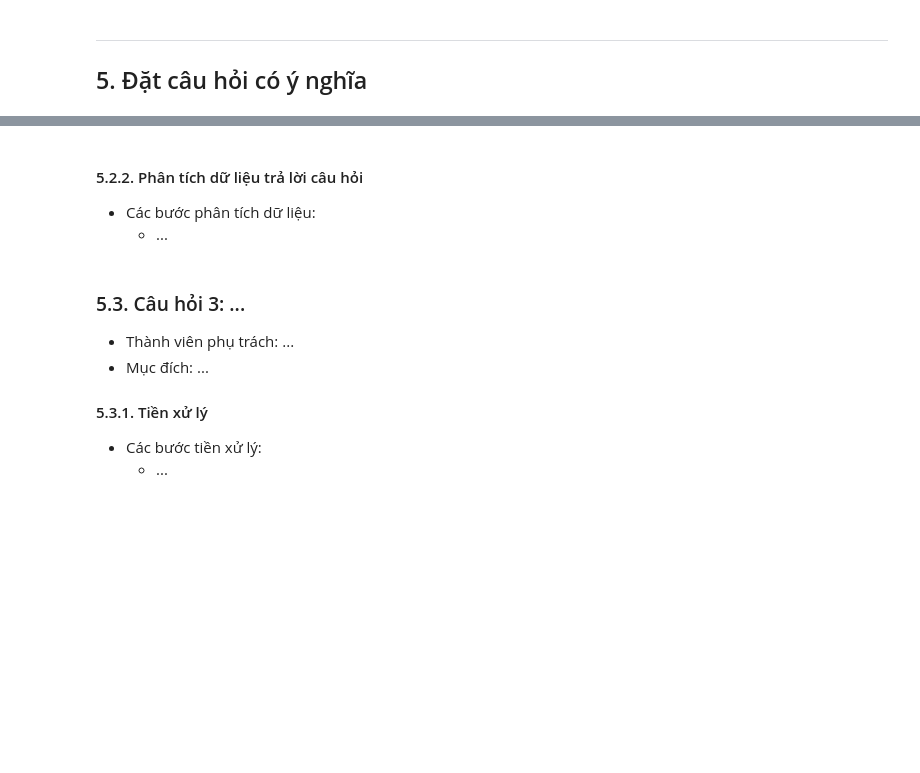
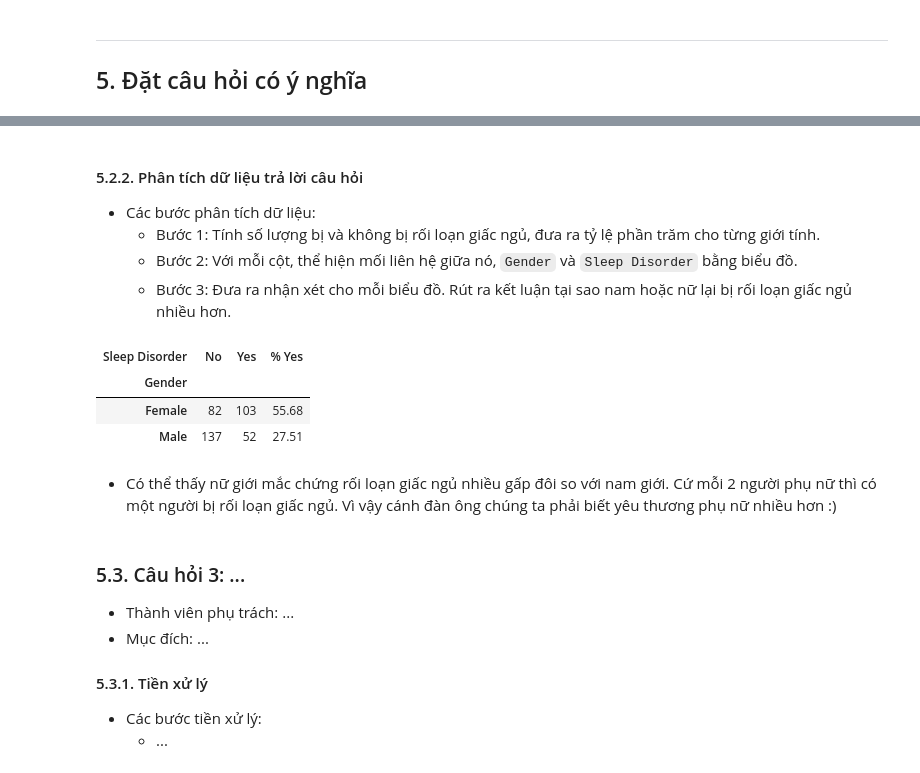
Before and after one commit to khiemnguyen812/Final_Prj_CSC17104_21KHDL1, a Jupyter notebook: Notebook.ipynb, the cells around one changed output, grey strips where cells are left out. Drawn from its saved outputs; the diff is of its cells as text; code cells hidden in the pictures; blank space fills up the shorter version.

```diff
--- a/Notebook.ipynb
+++ b/Notebook.ipynb
@@ -361,6 +478,24 @@ Name: count, dtype: int64
 #### 5.2.2. Phân tích dữ liệu trả lời câu hỏi
 
 - Các bước phân tích dữ liệu:
-    - ...
+    - Bước 1: Tính số lượng bị và không bị rối loạn giấc ngủ, đưa ra tỷ lệ phần trăm cho từng giới tính.
+    - Bước 2: Với mỗi cột, thể hiện mối liên hệ giữa nó, `Gender` và `Sleep Disorder` bằng biểu đồ.
+    - Bước 3: Đưa ra nhận xét cho mỗi biểu đồ. Rút ra kết luận tại sao nam hoặc nữ lại bị rối loạn giấc ngủ nhiều hơn.
 # %%
 # TODO: Code phân tích dữ liệu để trả lời câu hỏi 2
+
+# Bước 1
+    # Tính số lượng bị và không bị rối loạn giấc ngủ cho từng giới tính
+counts = q2_df['Sleep Disorder'].groupby(q2_df['Gender']).value_counts()
+counts_df = pd.DataFrame(counts).reset_index()
+counts_df = counts_df.pivot(index='Gender', columns='Sleep Disorder', values='count')
+    # Tính tỷ lệ % bị rối loạn giấc ngủ
+counts_df['% Yes'] = round(counts_df['Yes'] * 100 / (counts_df['No'] + counts_df['Yes']), 2)
+counts_df
+# %% [output]
+| Sleep Disorder | No | Yes | % Yes |
+| Gender |  |  |  |
+| Female | 82 | 103 | 55.68 |
+| Male | 137 | 52 | 27.51 |
+# %% [markdown]
+- Có thể thấy nữ giới mắc chứng rối loạn giấc ngủ nhiều gấp đôi so với nam giới. Cứ mỗi 2 người phụ nữ thì có một người bị rối loạn giấc ngủ. Vì vậy cánh đàn ông chúng ta phải biết yêu thương phụ nữ nhiều hơn :)
```
Also changed, not shown: parts of 15 cells of this notebook.
